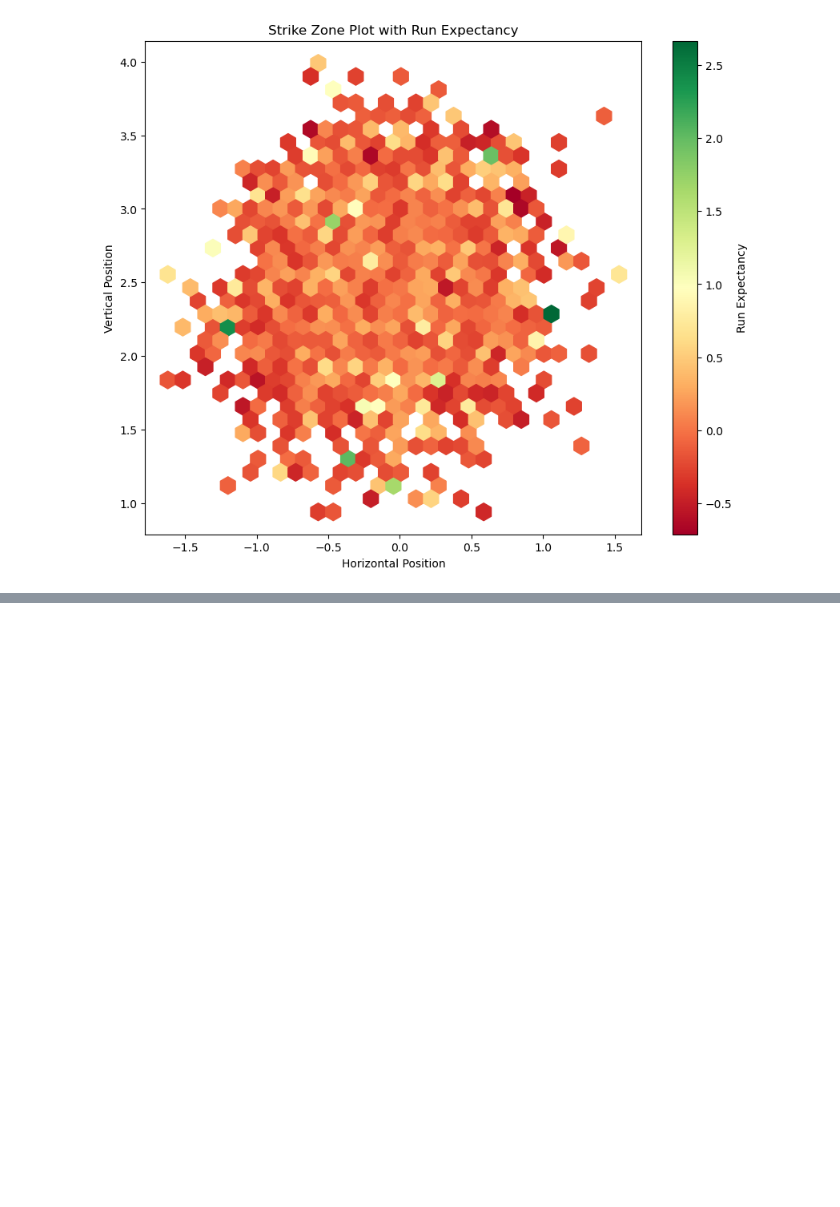
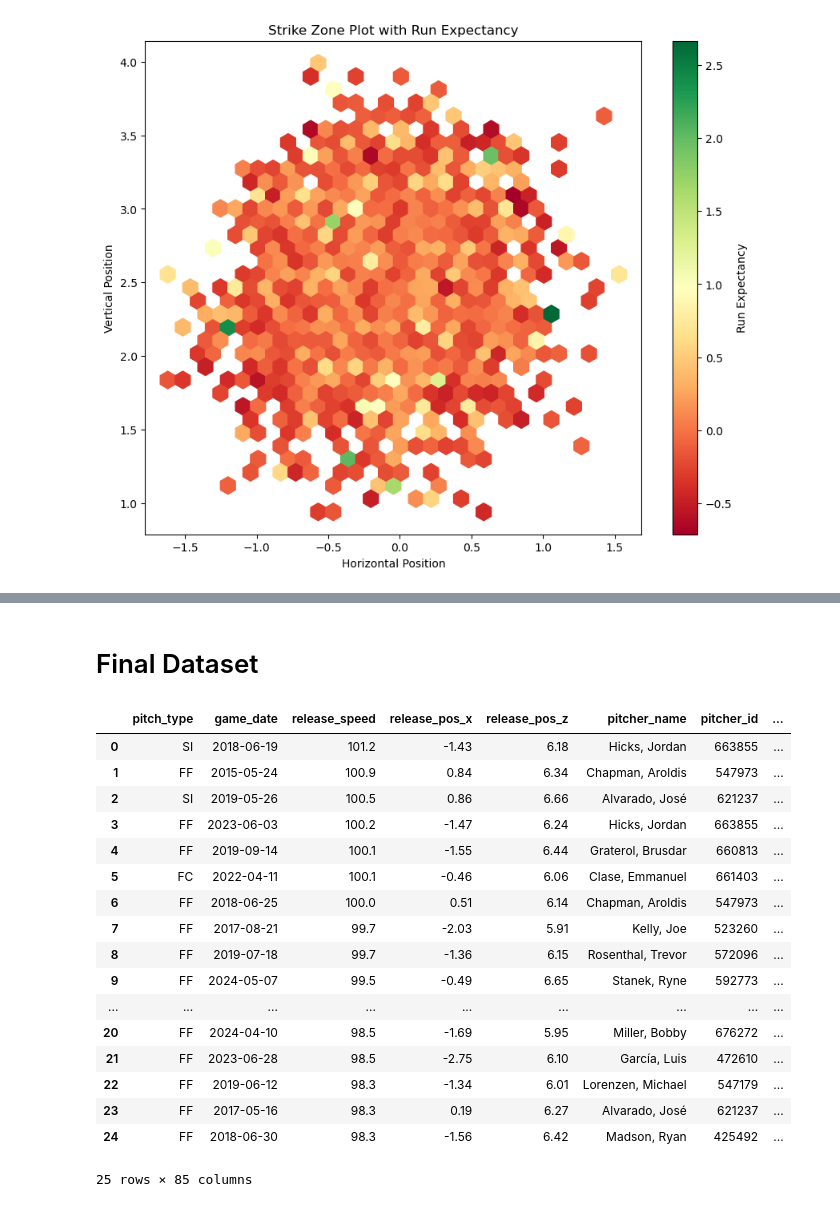
Before and after one commit to Matt-Heinen/DSC-540, a Jupyter notebook: Term Project/Heinen_DSC540_Milestone_5.ipynb, the cells around one changed output, grey strips where cells are left out. Saved outputs shown, nothing was run; the diff lists cells and outputs as text; code cells hidden in the pictures; blank space fills up the shorter version.

```diff
--- a/Term Project/Heinen_DSC540_Milestone_5.ipynb
+++ b/Term Project/Heinen_DSC540_Milestone_5.ipynb
@@ -584,0 +544,24 @@ As We can see by this heat map, Santana has some very high run expectancy in spe
+# %% [markdown]
+# Final Dataset
+# %%
+# Display first 25 rows.
+carlos_data.head(25)
+# %% [output]
+|  | pitch_type | game_date | release_speed | release_pos_x | release_pos_z | pitcher_name | pitcher_id | ... |
+| 0 | SI | 2018-06-19 | 101.2 | -1.43 | 6.18 | Hicks, Jordan | 663855 | ... |
+| 1 | FF | 2015-05-24 | 100.9 | 0.84 | 6.34 | Chapman, Aroldis | 547973 | ... |
+| 2 | SI | 2019-05-26 | 100.5 | 0.86 | 6.66 | Alvarado, José | 621237 | ... |
+| 3 | FF | 2023-06-03 | 100.2 | -1.47 | 6.24 | Hicks, Jordan | 663855 | ... |
+| 4 | FF | 2019-09-14 | 100.1 | -1.55 | 6.44 | Graterol, Brusdar | 660813 | ... |
+| 5 | FC | 2022-04-11 | 100.1 | -0.46 | 6.06 | Clase, Emmanuel | 661403 | ... |
+| 6 | FF | 2018-06-25 | 100.0 | 0.51 | 6.14 | Chapman, Aroldis | 547973 | ... |
+| 7 | FF | 2017-08-21 | 99.7 | -2.03 | 5.91 | Kelly, Joe | 523260 | ... |
+| 8 | FF | 2019-07-18 | 99.7 | -1.36 | 6.15 | Rosenthal, Trevor | 572096 | ... |
+| 9 | FF | 2024-05-07 | 99.5 | -0.49 | 6.65 | Stanek, Ryne | 592773 | ... |
+| ... | ... | ... | ... | ... | ... | ... | ... | ... |
+| 20 | FF | 2024-04-10 | 98.5 | -1.69 | 5.95 | Miller, Bobby | 676272 | ... |
+| 21 | FF | 2023-06-28 | 98.5 | -2.75 | 6.10 | García, Luis | 472610 | ... |
+| 22 | FF | 2019-06-12 | 98.3 | -1.34 | 6.01 | Lorenzen, Michael | 547179 | ... |
+| 23 | FF | 2017-05-16 | 98.3 | 0.19 | 6.27 | Alvarado, José | 621237 | ... |
+| 24 | FF | 2018-06-30 | 98.3 | -1.56 | 6.42 | Madson, Ryan | 425492 | ... |
+25 rows × 85 columns
```
Also changed, not shown: parts of 26 cells of this notebook, 1 other file.
